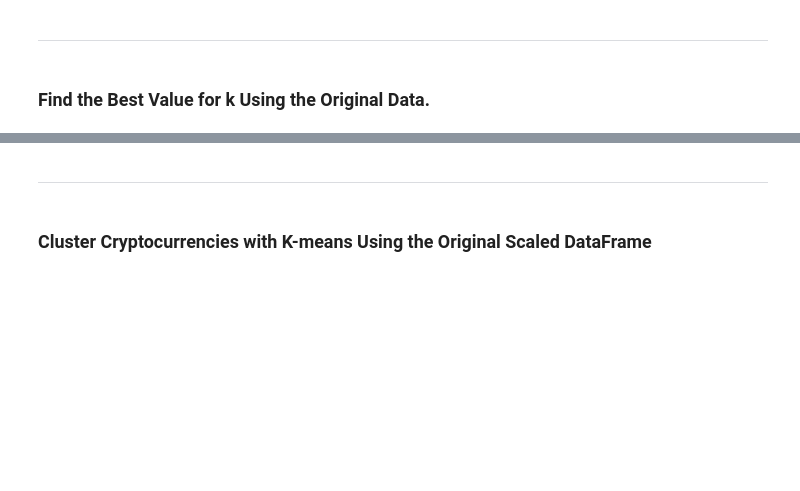
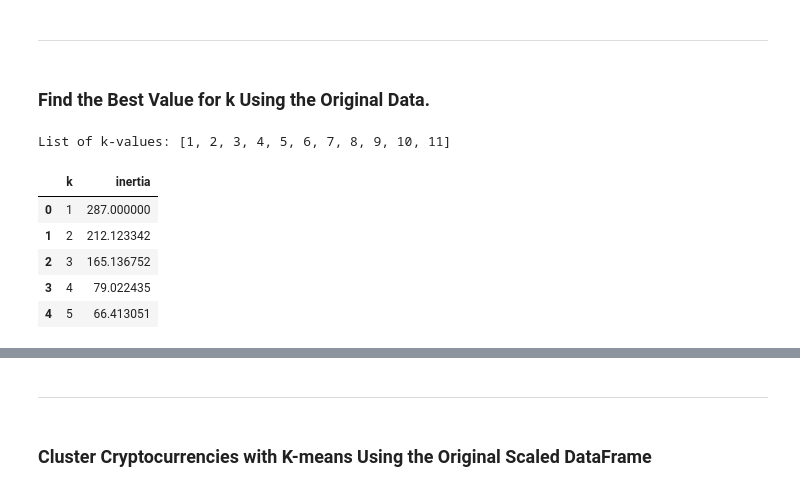
Before and after one commit to yslavcom-code/CryptoClustering, a Jupyter notebook: Crypto_Clustering.ipynb, the cells around one changed output, grey strips where cells are left out. Saved outputs shown, nothing was run; the diff lists cells and outputs as text; code cells hidden in the pictures; blank space fills up the shorter version.

```diff
--- a/Crypto_Clustering.ipynb
+++ b/Crypto_Clustering.ipynb
@@ -84,16 +84,16 @@ ripple                         -0.295546
 bitcoin-cash                   -0.270317
 # %%
 # Create a DataFrame with the scaled data
-scaled_df = pd.DataFrame(market_data_normalized, columns=numeric_columns)
+df_market_data_scaled = pd.DataFrame(market_data_normalized, columns=numeric_columns)
 
 # Copy the crypto names from the original DataFrame
-scaled_df['coin_id'] = df_market_data.index
+df_market_data_scaled['coin_id'] = df_market_data.index
 
 # Set the coin_id column as index
-scaled_df = scaled_df.set_index("coin_id")
+df_market_data_scaled = df_market_data_scaled.set_index("coin_id")
 
 # Display the scaled DataFrame
-scaled_df.head(5)
+df_market_data_scaled.head(5)
 # %% [output]
 |  | price_change_percentage_24h | price_change_percentage_7d | price_change_percentage_14d | price_change_percentage_30d | ... |
 | coin_id |  |  |  |  | ... |
@@ -108,20 +108,38 @@ scaled_df.head(5)
 ### Find the Best Value for k Using the Original Data.
 # %%
 # Create a list with the number of k-values from 1 to 11
+k_values = list(range(1, 12))
+print("List of k-values:", k_values)
+# %% [output]
+List of k-values: [1, 2, 3, 4, 5, 6, 7, 8, 9, 10, 11]
 # %%
 # Create an empty list to store the inertia values
-
+inertia_values = []
 
 # Create a for loop to compute the inertia with each possible value of k
 # Inside the loop:
 # 1. Create a KMeans model using the loop counter for the n_clusters
 # 2. Fit the model to the data using `df_market_data_scaled`
 # 3. Append the model.inertia_ to the inertia list
+for k in k_values:
+    kmeans = KMeans(n_clusters=k, random_state=1)
+    kmeans.fit(df_market_data_scaled)
+    inertia_values.append(kmeans.inertia_)
 # %%
 # Create a dictionary with the data to plot the Elbow curve
+elbow_data = {"k": k_values, "inertia": inertia_values}
 
 
 # Create a DataFrame with the data to plot the Elbow curve
+df_elbow = pd.DataFrame(elbow_data)
+df_elbow.head()
+# %% [output]
+|  | k | inertia |
+| 0 | 1 | 287.000000 |
+| 1 | 2 | 212.123342 |
+| 2 | 3 | 165.136752 |
+| 3 | 4 | 79.022435 |
+| 4 | 5 | 66.413051 |
 # %%
 # Plot a line chart with all the inertia values computed with
 # the different values of k to visually identify the optimal value for k.
```
Also changed, not shown: parts of 2 cells of this notebook.
